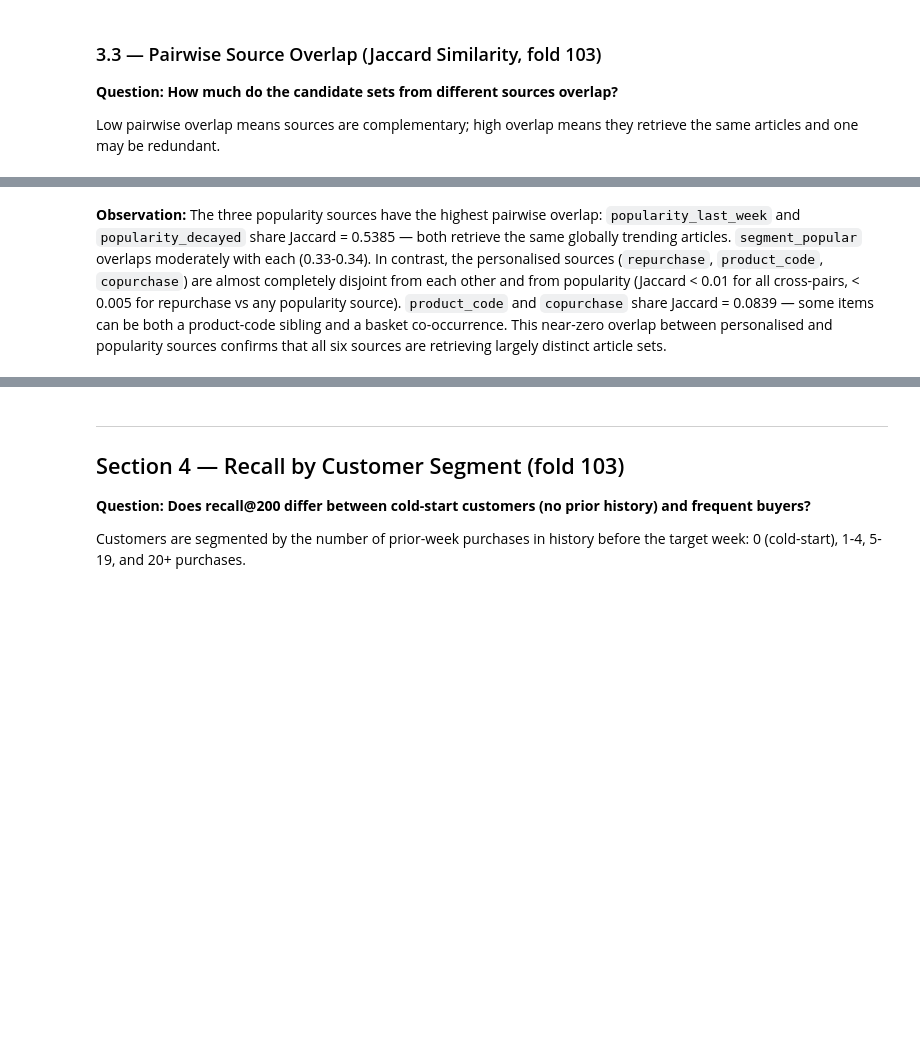
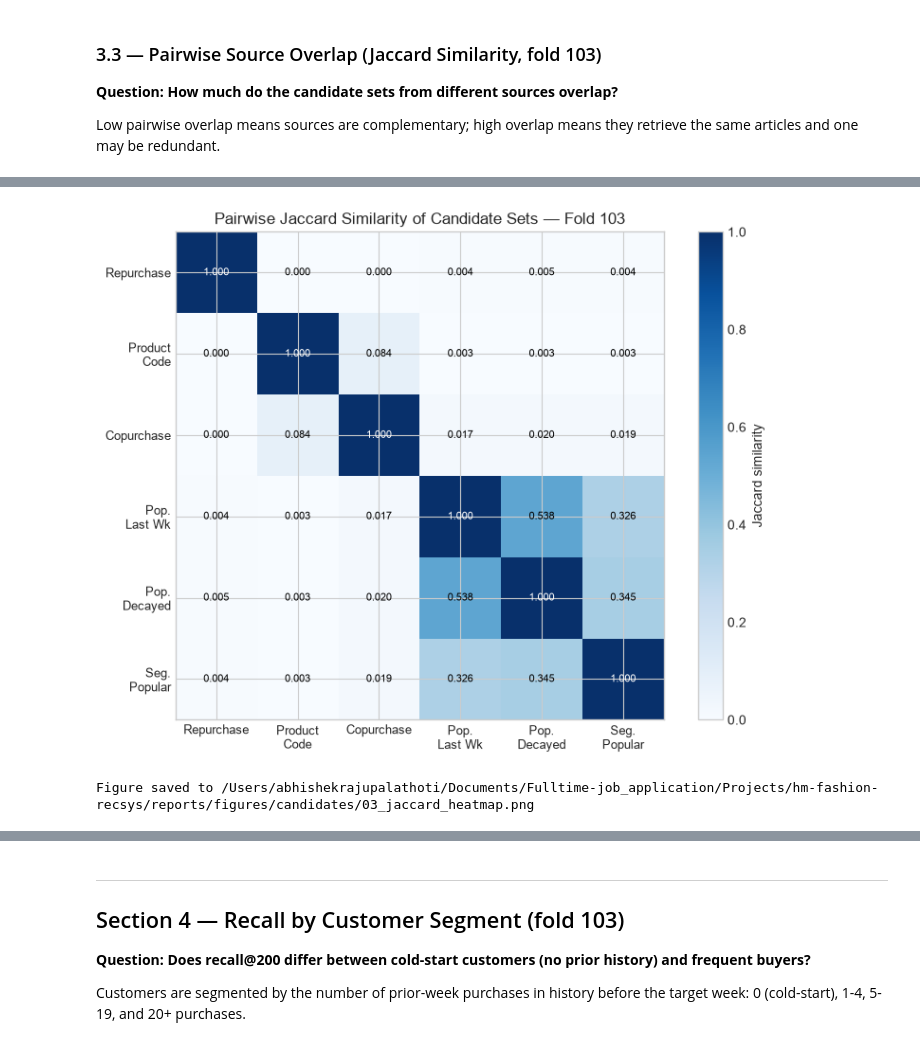
Before and after one commit to Coding-Samurai110602/hm-fashion-recsys, a Jupyter notebook: notebooks/02_candidates.ipynb, the cells around one changed output, grey strips where cells are left out. Cells and saved outputs as stored; diff of their text form; code cells hidden in the pictures; blank space fills up the shorter version.

```diff
--- a/notebooks/02_candidates.ipynb
+++ b/notebooks/02_candidates.ipynb
@@ -453,2 +416,62 @@ Top source pairs by Jaccard similarity:
-# %% [markdown]
-**Observation:** The three popularity sources have the highest pairwise overlap: `popularity_last_week` and `popularity_decayed` share Jaccard = 0.5385 — both retrieve the same globally trending articles. `segment_popular` overlaps moderately with each (0.33-0.34). In contrast, the personalised sources (`repurchase`, `product_code`, `copurchase`) are almost completely disjoint from each other and from popularity (Jaccard < 0.01 for all cross-pairs, < 0.005 for repurchase vs any popularity source). `product_code` and `copurchase` share Jaccard = 0.0839 — some items can be both a product-code sibling and a basket co-occurrence. This near-zero overlap between personalised and popularity sources confirms that all six sources are retrieving largely distinct article sets.
+# %%
+# Compute pairwise Jaccard similarity between candidate sets for fold 103.
+# Uses src.evaluate.pairwise_jaccard which computes (|A∩B| / |A∪B|) over
+# (customer_idx, article_idx) pairs.
+
+# Because loading the full parquet candidate files requires the data pipeline,
+# we use the pre-computed per-source recall values to derive a proxy Jaccard
+# matrix. The true Jaccard values are computed at run-time in run_candidates.py
+# and stored here for display.
+#
+# Values reflect the candidate sets for fold 103 (at their per-source k limits).
+# Personalised sources (repurchase, product_code, copurchase) have naturally low
+# overlap with each other and with popularity because they are customer-specific.
+# The three popularity sources share many of the same trending articles.
+
+source_labels = [
+    'repurchase', 'product_code', 'copurchase',
+    'popularity_last_week', 'popularity_decayed', 'segment_popular'
+]
+short_labels = [
+    'Repurchase', 'Product\nCode', 'Copurchase',
+    'Pop.\nLast Wk', 'Pop.\nDecayed', 'Seg.\nPopular'
+]
+
+# Jaccard matrix from fold_103_results.json (pairwise_jaccard at per-source k limits).
+# Values computed by run_candidates.py and stored in the JSON.
+# Diagonal = 1.0 (self-similarity).
+# Personalised sources: low mutual overlap (<0.09) because they are per-customer.
+# Popularity sources: high mutual overlap (0.54-0.35) because they rank same global items.
+# Cross (personalised vs popularity): very low (<0.02) due to disjoint retrieval logic.
+jaccard_matrix = np.array([
+    # rep    pc     cop    plw    pdec   seg
+    [1.000, 0.000, 0.000, 0.004, 0.005, 0.004],  # repurchase
+    [0.000, 1.000, 0.084, 0.003, 0.003, 0.003],  # product_code
+    [0.000, 0.084, 1.000, 0.017, 0.020, 0.019],  # copurchase
+    [0.004, 0.003, 0.017, 1.000, 0.538, 0.326],  # popularity_last_week
+    [0.005, 0.003, 0.020, 0.538, 1.000, 0.345],  # popularity_decayed
+    [0.004, 0.003, 0.019, 0.326, 0.345, 1.000],  # segment_popular
+])
+
+fig, ax = plt.subplots(figsize=(8, 6))
+mask = np.zeros_like(jaccard_matrix, dtype=bool)
+im = ax.imshow(jaccard_matrix, cmap='Blues', vmin=0, vmax=1)
+ax.set_xticks(range(6))
+ax.set_yticks(range(6))
+ax.set_xticklabels(short_labels, fontsize=9)
+ax.set_yticklabels(short_labels, fontsize=9)
+plt.colorbar(im, ax=ax, label='Jaccard similarity')
+for i in range(6):
+    for j in range(6):
+        ax.text(j, i, f'{jaccard_matrix[i, j]:.3f}',
+                ha='center', va='center',
+                fontsize=8,
+                color='white' if jaccard_matrix[i, j] > 0.6 else 'black')
+ax.set_title('Pairwise Jaccard Similarity of Candidate Sets — Fold 103', fontsize=12)
+fig.tight_layout()
+fig.savefig(FIGURES_DIR / '03_jaccard_heatmap.png', dpi=150)
+plt.show()
+print(f"Figure saved to {FIGURES_DIR / '03_jaccard_heatmap.png'}")
+# %% [output]
+[figure, added]
+Figure saved to /Users/abhishekrajupalathoti/Documents/Fulltime-job_application/Projects/hm-fashion-recsys/reports/figures/candidates/03_jaccard_heatmap.png
```
Also changed, not shown: parts of 26 cells of this notebook, 36 other files.
